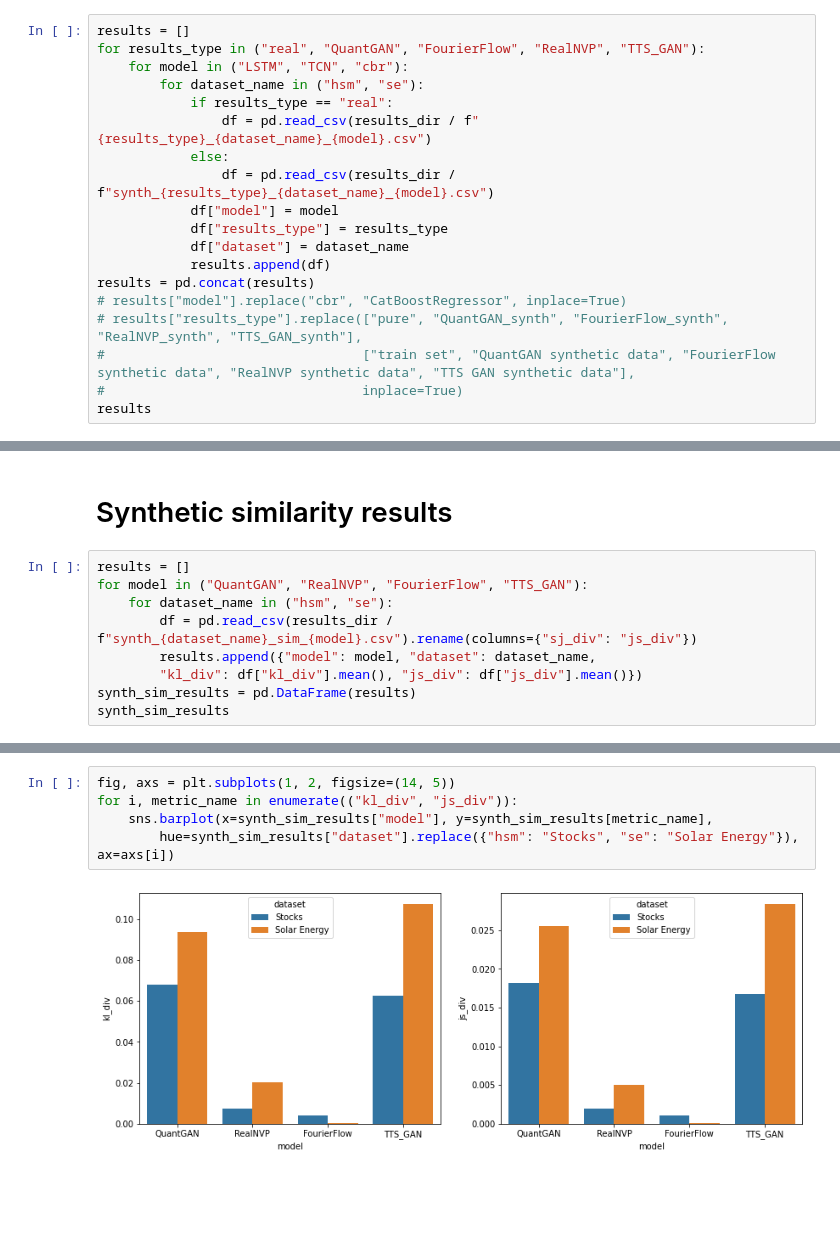
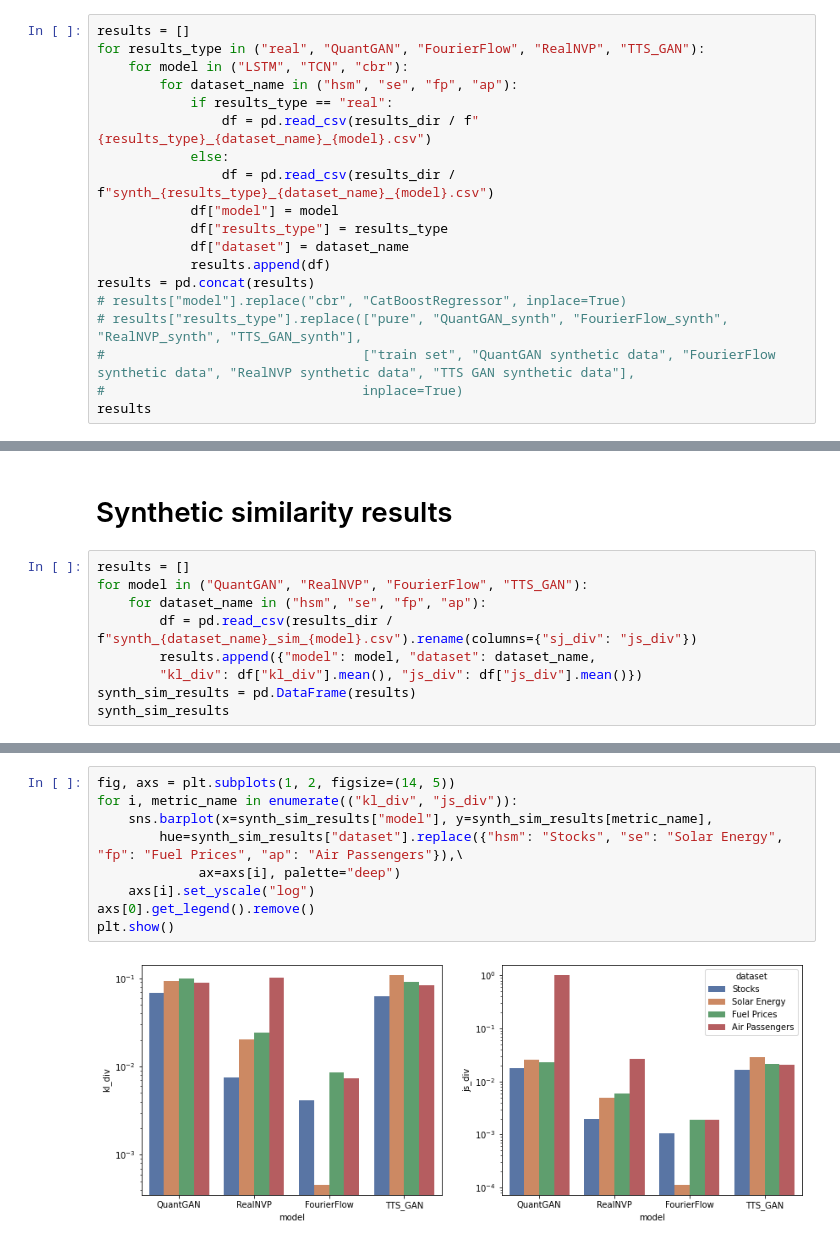
Before and after one commit to timetoai/TimeDiffusion_synth, a Jupyter notebook: results_visualization.ipynb, the cells around one changed output, grey strips where cells are left out. Drawn from its saved outputs; the diff is of its cells as text; blank space fills up the shorter version.

Commit message:
fuel prices & air passangers datasets added

```diff
--- a/results_visualization.ipynb
+++ b/results_visualization.ipynb
@@ -28,7 +28,7 @@ plt.show()
 results = []
 for results_type in ("real", "QuantGAN", "FourierFlow", "RealNVP", "TTS_GAN"):
     for model in ("LSTM", "TCN", "cbr"):
-        for dataset_name in ("hsm", "se"):
+        for dataset_name in ("hsm", "se", "fp", "ap"):
             if results_type == "real":
                 df = pd.read_csv(results_dir / f"{results_type}_{dataset_name}_{model}.csv")
             else:
@@ -91,7 +92,7 @@ plt.show()
 # %%
 results = []
 for model in ("QuantGAN", "RealNVP", "FourierFlow", "TTS_GAN"):
-    for dataset_name in ("hsm", "se"):
+    for dataset_name in ("hsm", "se", "fp", "ap"):
         df = pd.read_csv(results_dir / f"synth_{dataset_name}_sim_{model}.csv").rename(columns={"sj_div": "js_div"})
         results.append({"model": model, "dataset": dataset_name,
         "kl_div": df["kl_div"].mean(), "js_div": df["js_div"].mean()})
@@ -110,10 +119,14 @@ synth_sim_results
 # %%
 fig, axs = plt.subplots(1, 2, figsize=(14, 5))
 for i, metric_name in enumerate(("kl_div", "js_div")):
     sns.barplot(x=synth_sim_results["model"], y=synth_sim_results[metric_name],
-        hue=synth_sim_results["dataset"].replace({"hsm": "Stocks", "se": "Solar Energy"}), ax=axs[i])
+        hue=synth_sim_results["dataset"].replace({"hsm": "Stocks", "se": "Solar Energy", "fp": "Fuel Prices", "ap": "Air Passengers"}),\
+             ax=axs[i], palette="deep")
+    axs[i].set_yscale("log")
+axs[0].get_legend().remove()
+plt.show()
 # %% [output]
-[figure, old version]
+[figure, new version]
 # %%
 dfs = {}
 for res_type in ("real", "QuantGAN", "RealNVP", "FourierFlow", "TTS_GAN"):
```
Also changed, not shown: parts of 11 cells of this notebook, 46 other files.
